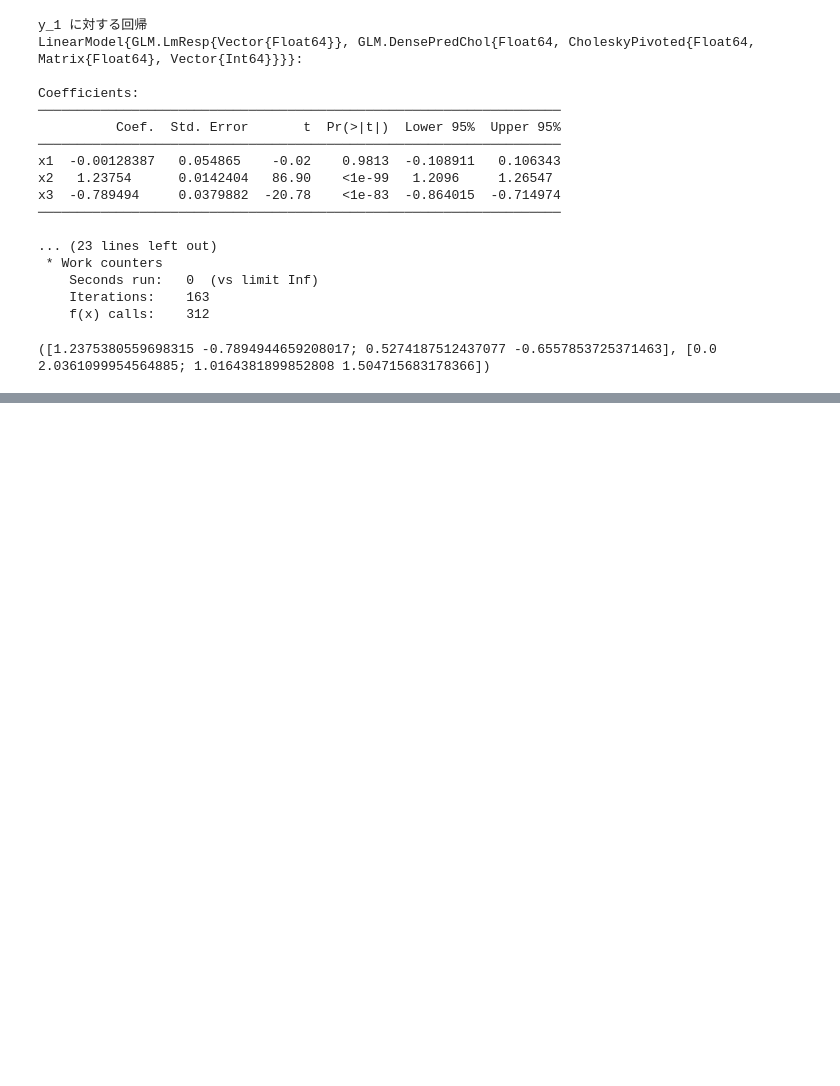
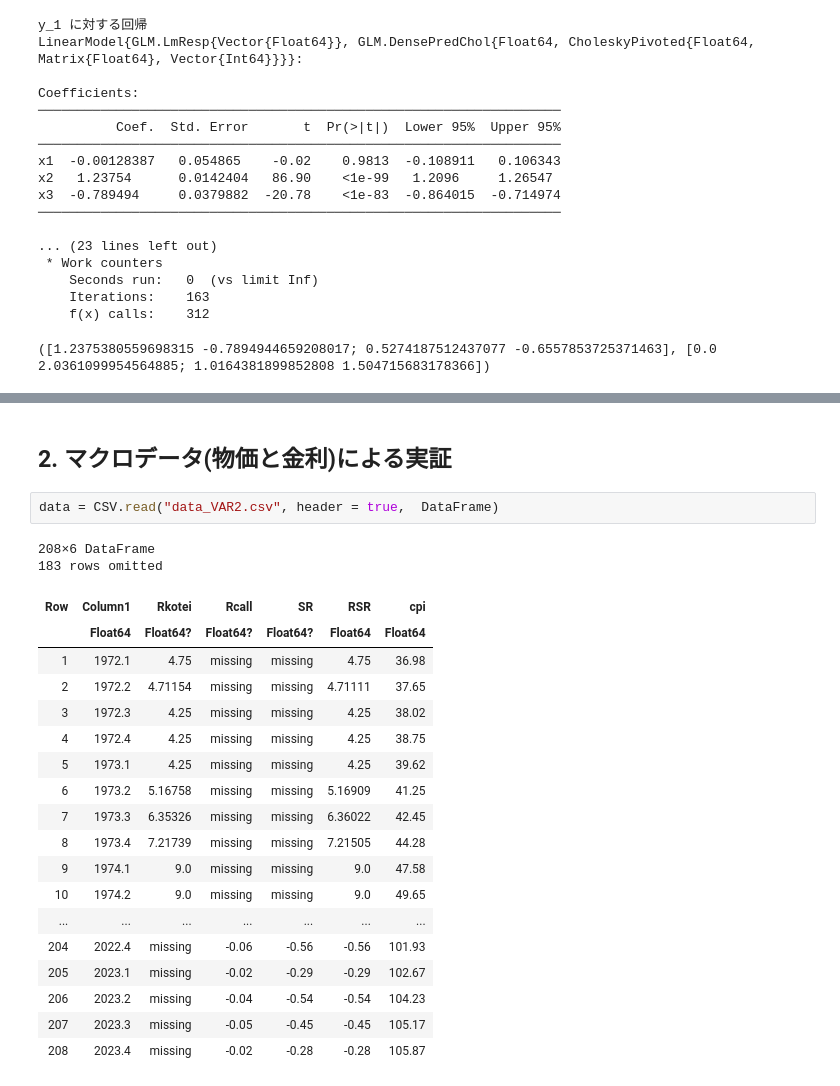
Before and after one commit to kanayama8810/econome_time_series_public, a Jupyter notebook: 2. time_series_VAR.ipynb, the cells around one changed output, grey strips where cells are left out. Saved outputs shown, nothing was run; the diff lists cells and outputs as text; blank space fills up the shorter version.

```diff
--- a/2. time_series_VAR.ipynb
+++ b/2. time_series_VAR.ipynb
@@ -264,0 +273,25 @@ display(plot(Resp2[:,2], title = "e2's shock effect to y2's response", label = "
+# %% [markdown]
+## 2. マクロデータ(物価と金利)による実証
+# %%
+data = CSV.read("data_VAR2.csv", header = true,  DataFrame)
+# %% [output]
+208×6 DataFrame
+183 rows omitted
+| Row | Column1 | Rkotei | Rcall | SR | RSR | cpi |
+|  | Float64 | Float64? | Float64? | Float64? | Float64 | Float64 |
+| 1 | 1972.1 | 4.75 | missing | missing | 4.75 | 36.98 |
+| 2 | 1972.2 | 4.71154 | missing | missing | 4.71111 | 37.65 |
+| 3 | 1972.3 | 4.25 | missing | missing | 4.25 | 38.02 |
+| 4 | 1972.4 | 4.25 | missing | missing | 4.25 | 38.75 |
+| 5 | 1973.1 | 4.25 | missing | missing | 4.25 | 39.62 |
+| 6 | 1973.2 | 5.16758 | missing | missing | 5.16909 | 41.25 |
+| 7 | 1973.3 | 6.35326 | missing | missing | 6.36022 | 42.45 |
+| 8 | 1973.4 | 7.21739 | missing | missing | 7.21505 | 44.28 |
+| 9 | 1974.1 | 9.0 | missing | missing | 9.0 | 47.58 |
+| 10 | 1974.2 | 9.0 | missing | missing | 9.0 | 49.65 |
+| ... | ... | ... | ... | ... | ... | ... |
+| 204 | 2022.4 | missing | -0.06 | -0.56 | -0.56 | 101.93 |
+| 205 | 2023.1 | missing | -0.02 | -0.29 | -0.29 | 102.67 |
+| 206 | 2023.2 | missing | -0.04 | -0.54 | -0.54 | 104.23 |
+| 207 | 2023.3 | missing | -0.05 | -0.45 | -0.45 | 105.17 |
+| 208 | 2023.4 | missing | -0.02 | -0.28 | -0.28 | 105.87 |
```
Also changed, not shown: parts of 13 cells of this notebook, 1 other file.
